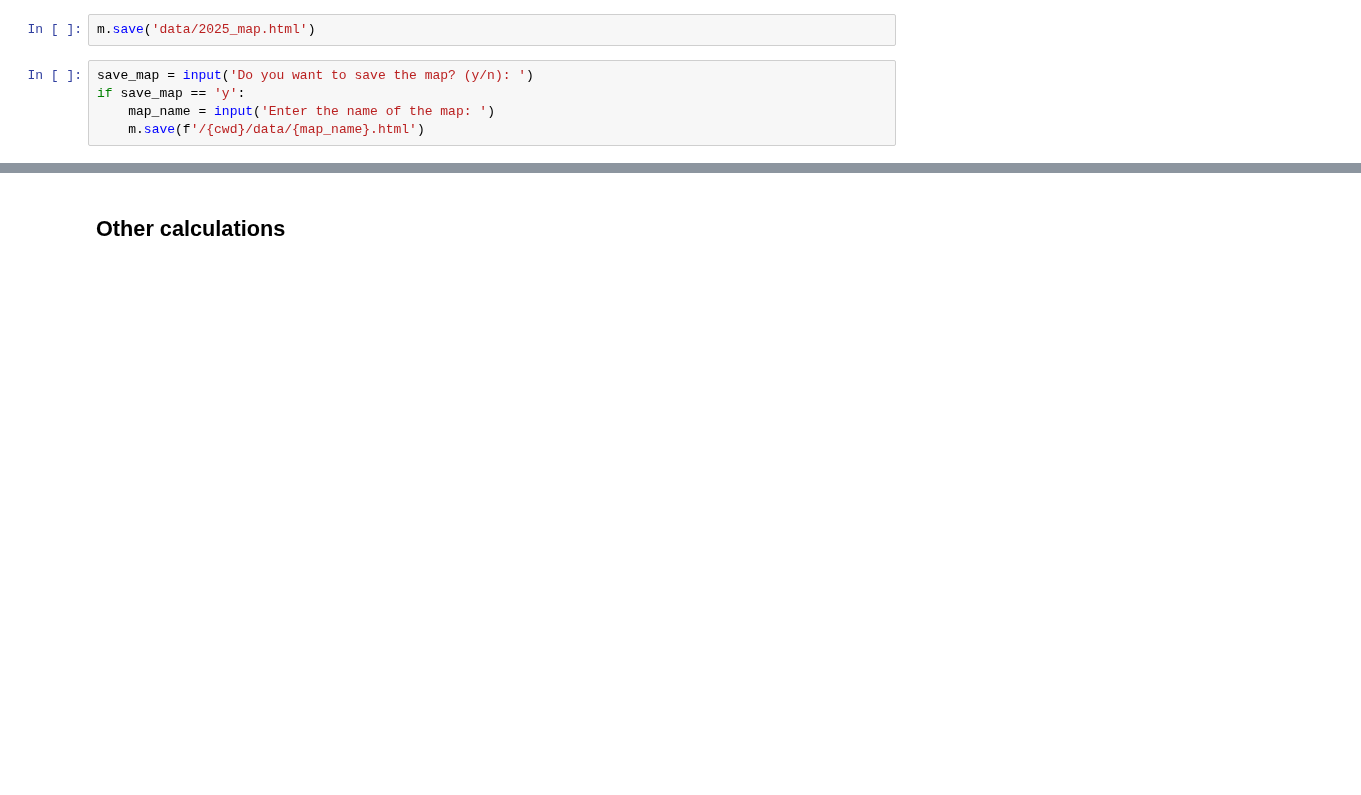
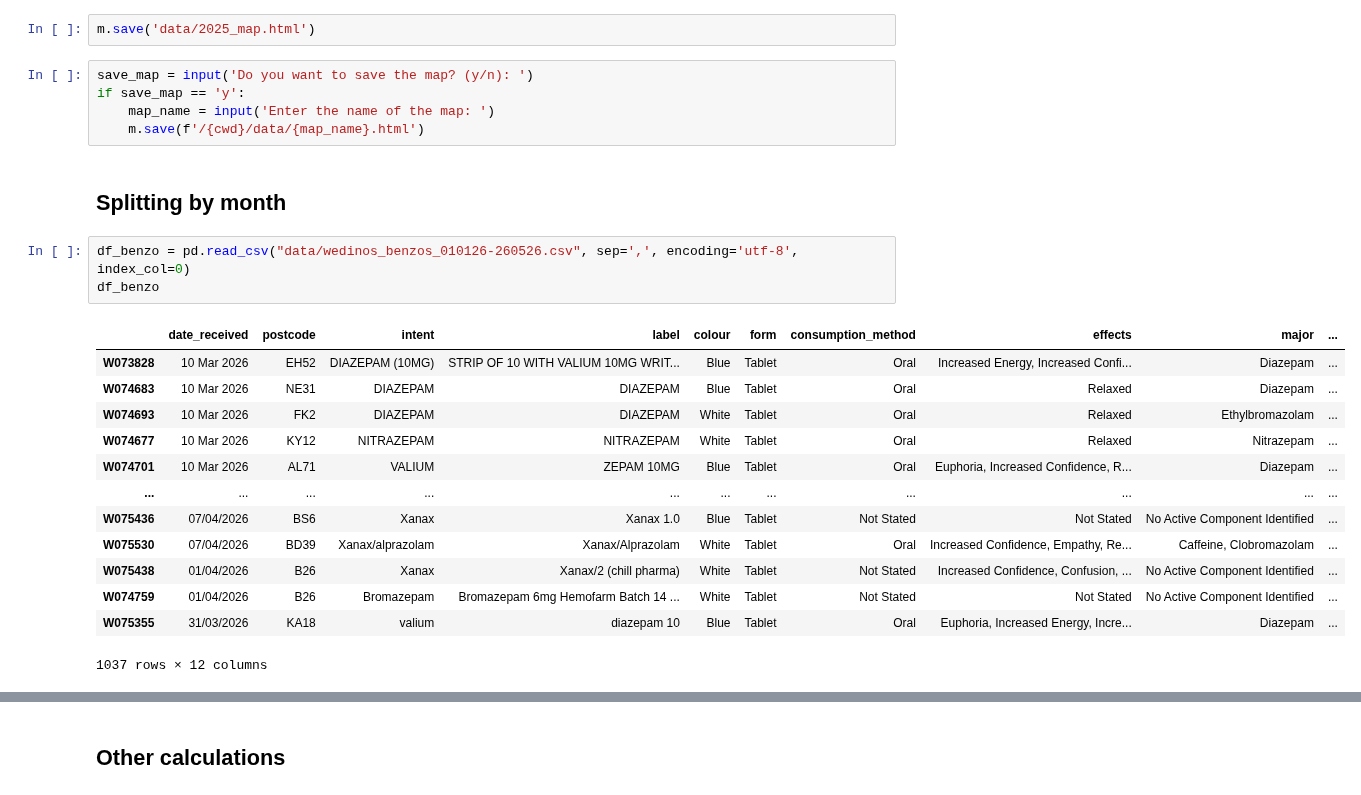
Before and after one commit to Benzo-Research-Project/NitazeneMap, a Jupyter notebook: WEDINOSParser.ipynb, the cells around one changed output, grey strips where cells are left out. Drawn from its saved outputs; the diff is of its cells as text; blank space fills up the shorter version.

```diff
--- a/WEDINOSParser.ipynb
+++ b/WEDINOSParser.ipynb
@@ -743,3 +743,22 @@ save_map = input('Do you want to save the map? (y/n): ')
 if save_map == 'y':
     map_name = input('Enter the name of the map: ')
     m.save(f'/{cwd}/data/{map_name}.html')
+# %% [markdown]
+## Splitting by month
+# %%
+df_benzo = pd.read_csv("data/wedinos_benzos_010126-260526.csv", sep=',', encoding='utf-8', index_col=0)
+df_benzo
+# %% [output]
+|  | date_received | postcode | intent | label | colour | form | consumption_method | effects | major | ... |
+| W073828 | 10 Mar 2026 | EH52 | DIAZEPAM (10MG) | STRIP OF 10 WITH VALIUM 10MG WRIT... | Blue | Tablet | Oral | Increased Energy, Increased Confi... | Diazepam | ... |
+| W074683 | 10 Mar 2026 | NE31 | DIAZEPAM | DIAZEPAM | Blue | Tablet | Oral | Relaxed | Diazepam | ... |
+| W074693 | 10 Mar 2026 | FK2 | DIAZEPAM | DIAZEPAM | White | Tablet | Oral | Relaxed | Ethylbromazolam | ... |
+| W074677 | 10 Mar 2026 | KY12 | NITRAZEPAM | NITRAZEPAM | White | Tablet | Oral | Relaxed | Nitrazepam | ... |
+| W074701 | 10 Mar 2026 | AL71 | VALIUM | ZEPAM 10MG | Blue | Tablet | Oral | Euphoria, Increased Confidence, R... | Diazepam | ... |
+| ... | ... | ... | ... | ... | ... | ... | ... | ... | ... | ... |
+| W075436 | 07/04/2026 | BS6 | Xanax | Xanax 1.0 | Blue | Tablet | Not Stated | Not Stated | No Active Component Identified | ... |
+| W075530 | 07/04/2026 | BD39 | Xanax/alprazolam | Xanax/Alprazolam | White | Tablet | Oral | Increased Confidence, Empathy, Re... | Caffeine, Clobromazolam | ... |
+| W075438 | 01/04/2026 | B26 | Xanax | Xanax/2 (chill pharma) | White | Tablet | Not Stated | Increased Confidence, Confusion, ... | No Active Component Identified | ... |
+| W074759 | 01/04/2026 | B26 | Bromazepam | Bromazepam 6mg Hemofarm Batch 14 ... | White | Tablet | Not Stated | Not Stated | No Active Component Identified | ... |
+| W075355 | 31/03/2026 | KA18 | valium | diazepam 10 | Blue | Tablet | Oral | Euphoria, Increased Energy, Incre... | Diazepam | ... |
+1037 rows × 12 columns
```
Also changed, not shown: parts of 23 cells of this notebook, 10 other files.
